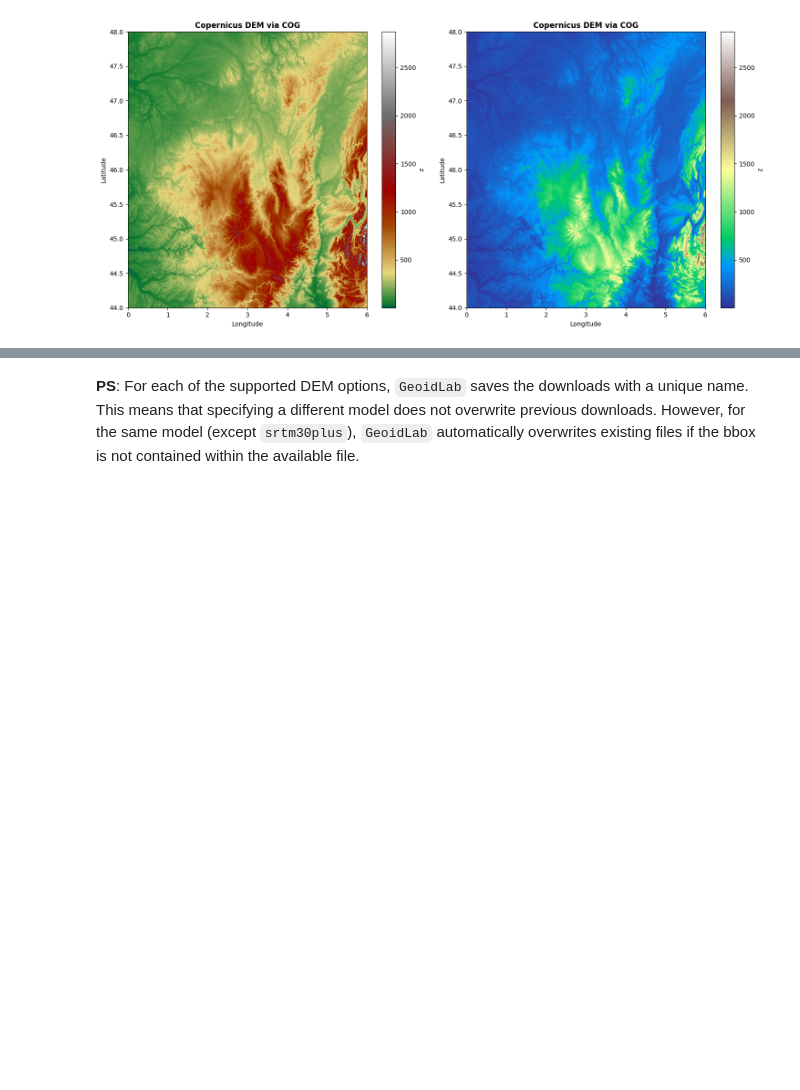
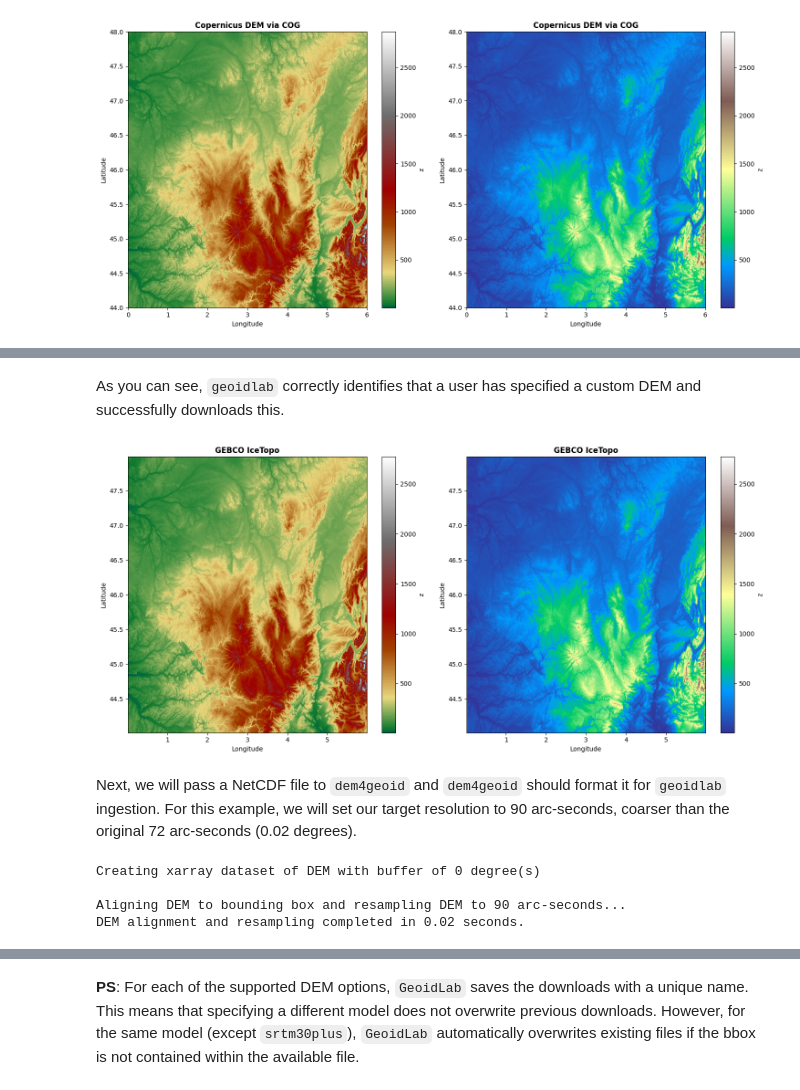
Before and after one commit to cikelly/geoidlab-tutorial, a Jupyter notebook: tutorials/DEM.ipynb, the cells around one changed output, grey strips where cells are left out. Saved outputs shown, nothing was run; the diff lists cells and outputs as text; code cells hidden in the pictures; blank space fills up the shorter version.

```diff
--- a/tutorials/DEM.ipynb
+++ b/tutorials/DEM.ipynb
@@ -194,0 +199,5 @@ plt.show()
+# %%
+bbox = [0.01, 5.99, 44.01, 47.99]
+url = 'https://opentopography.s3.sdsc.edu/raster/GEBCOIceTopo/GEBCOIceTopo.vrt'
+dem1 = dem_func.download_dem_cog(cog_url=url, bbox=bbox, bbox_off=0, downloads_dir='GeoidProject/downloads', resolution=0.02*3600)
+dem1
@@ -194,0 +227,30 @@ plt.show()
+# %% [markdown]
+As you can see, `geoidlab` correctly identifies that a user has specified a custom DEM and successfully downloads this.
+# %%
+fig, axs = plt.subplots(1, 2, figsize=(15, 7))
+dem1['z'].plot(cmap=get_colormap('DEM_poster.cpt'), ax=axs[0])
+
+dem1['z'] = dem1['z'].where(dem1['z'] >= 0, np.nan)
+dem1['z'].plot(cmap='terrain', ax=axs[1])
+
+for ax in axs:
+    ax.set_title('GEBCO IceTopo', fontweight='bold')
+    ax.set_xlabel('Longitude')
+    ax.set_ylabel('Latitude')
+# axs[1].set_ylim(bottom=4)
+
+plt.tight_layout()
+plt.show()
+# %% [output]
+[figure, added]
+# %% [markdown]
+Next, we will pass a NetCDF file to `dem4geoid` and `dem4geoid` should format it for `geoidlab` ingestion. For this example, we will set our target resolution to 90 arc-seconds, coarser than the original 72 arc-seconds (0.02 degrees).
+# %%
+ncfile = '/Users/kelly/Documents/Github/geoidlab-tutorial/tutorials/GeoidProject/downloads/GEBCOIceTopo_dem.nc'
+
+dem1 = dem_func.dem4geoid(ncfile=ncfile, bbox=[0.01, 5.99, 44.01, 47.99], bbox_off=0, resolution=90, lon_name='x', lat_name='y', height_name='z')
+# %% [output]
+Creating xarray dataset of DEM with buffer of 0 degree(s)
+
+Aligning DEM to bounding box and resampling DEM to 90 arc-seconds...
+DEM alignment and resampling completed in 0.02 seconds.
```
Also changed, not shown: parts of 9 cells of this notebook, 1 other file.
